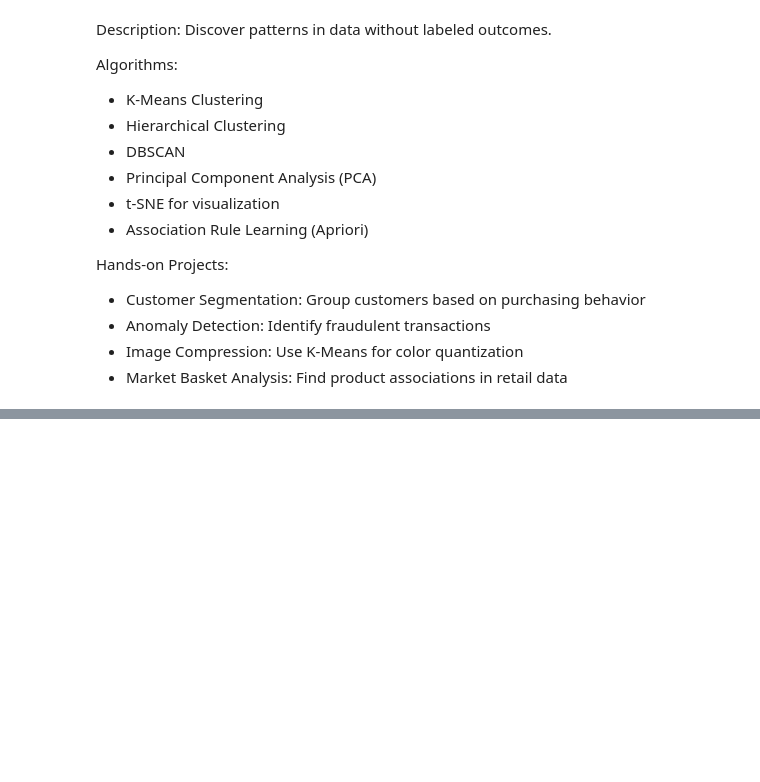
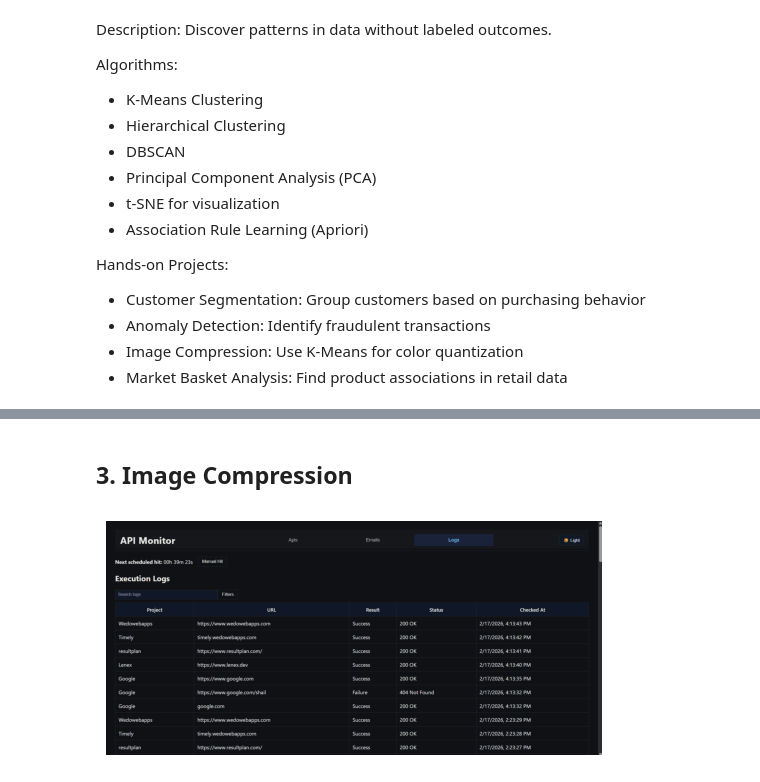
Before and after one commit to ShailPatel27/Innvonix-AI-Learning-Tasks, a Jupyter notebook: AI-ML/T2 Machine Learning Fundamentals/t4 Unsupervised Learning/p01_unsupervisedLearning.ipynb, the cells around one changed output, grey strips where cells are left out. Drawn from its saved outputs; the diff is of its cells as text; code cells hidden in the pictures; blank space fills up the shorter version.

```diff
--- a/AI-ML/T2 Machine Learning Fundamentals/t4 Unsupervised Learning/p01_unsupervisedLearning.ipynb
+++ b/AI-ML/T2 Machine Learning Fundamentals/t4 Unsupervised Learning/p01_unsupervisedLearning.ipynb
@@ -67,0 +121,30 @@ Cluster
+# %% [markdown]
+## 3. Image Compression
+# %%
+from PIL import Image
+import numpy as np
+from sklearn.cluster import KMeans
+import matplotlib.pyplot as plt
+
+img = Image.open("../../images/image.png").convert("RGB")
+
+img_array = np.array(img)
+
+
+pixels = img_array.reshape(-1, 3)
+
+kmeans = KMeans(n_clusters=16, random_state=42)
+
+kmeans.fit(pixels)
+
+compressed = kmeans.cluster_centers_[kmeans.labels_]
+
+compressed = compressed.reshape(img_array.shape)
+
+compressed = compressed.astype(np.uint8)
+
+plt.imshow(compressed)
+plt.axis("off")
+plt.show()
+# %% [output]
+[figure, added]
```
Also changed, not shown: parts of 12 cells of this notebook, 7 other files.
